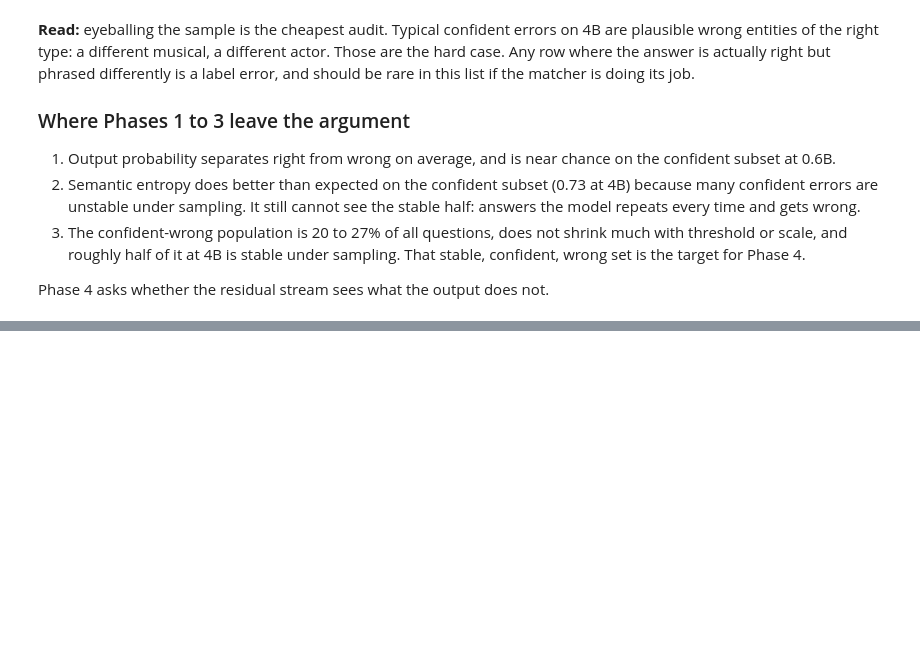
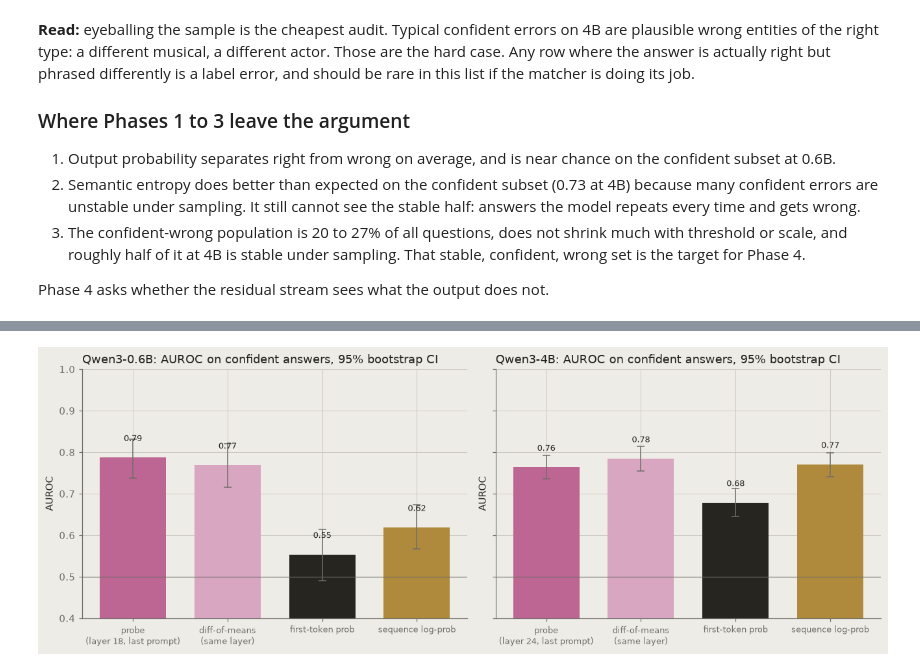
Before and after one commit to Ameya-bit/hallucination-monitors, a Jupyter notebook: notebooks/lit_review.ipynb, the cells around one changed output, grey strips where cells are left out. Cells and saved outputs as stored; diff of their text form; code cells hidden in the pictures; blank space fills up the shorter version.

```diff
--- a/notebooks/lit_review.ipynb
+++ b/notebooks/lit_review.ipynb
@@ -467,0 +589,12 @@ Phase 4 asks whether the residual stream sees what the output does not.
+# %%
+fig, axes = plt.subplots(1, 2, figsize=(12, 4.4), sharey=True)
+for ax, m in zip(axes, RUNS):
+    sub = probe_conf[probe_conf.model == m].reset_index(drop=True)
+    x = np.arange(len(sub)); err = np.vstack([sub["AUROC confident"] - sub["CI lo"], sub["CI hi"] - sub["AUROC confident"]])
+    b = ax.bar(x, sub["AUROC confident"], 0.7, color=[ACCENT, "#d9a6c2", INK, "#b08a3c"], yerr=err, capsize=4, error_kw=dict(ecolor=MUTED, lw=1))
+    label_bars(ax, b, dy=0.035); ax.axhline(0.5, color=MUTED, lw=0.8); ax.set_ylim(0.4, 1.0)
+    ax.set_xticks(x); ax.set_xticklabels([s.replace(" (", "\n(") for s in sub.score], fontsize=8.5)
+    ax.set_title(f"{m}: AUROC on confident answers, 95% bootstrap CI"); ax.set_ylabel("AUROC")
+save(fig, "16_confident_auroc_ci")
+# %% [output]
+[figure, added]
```
Also changed, not shown: parts of 20 cells of this notebook, 11 other files.
